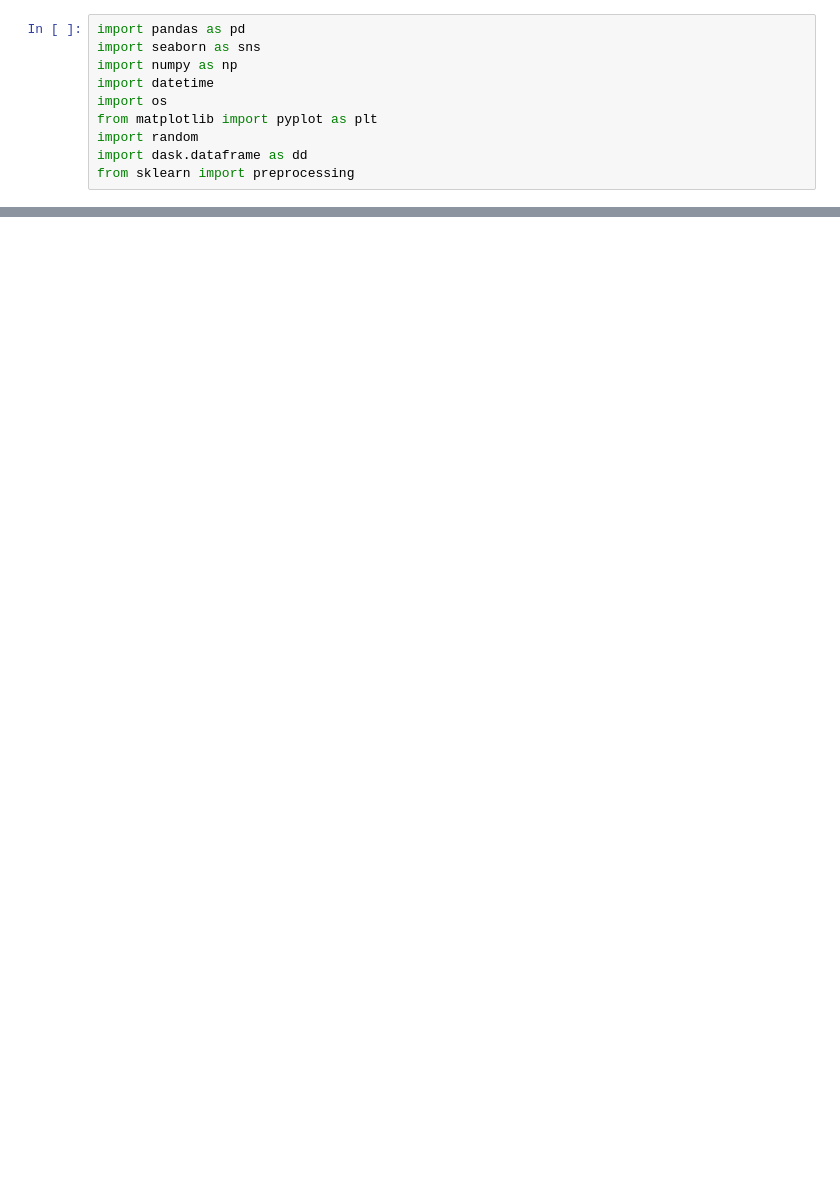
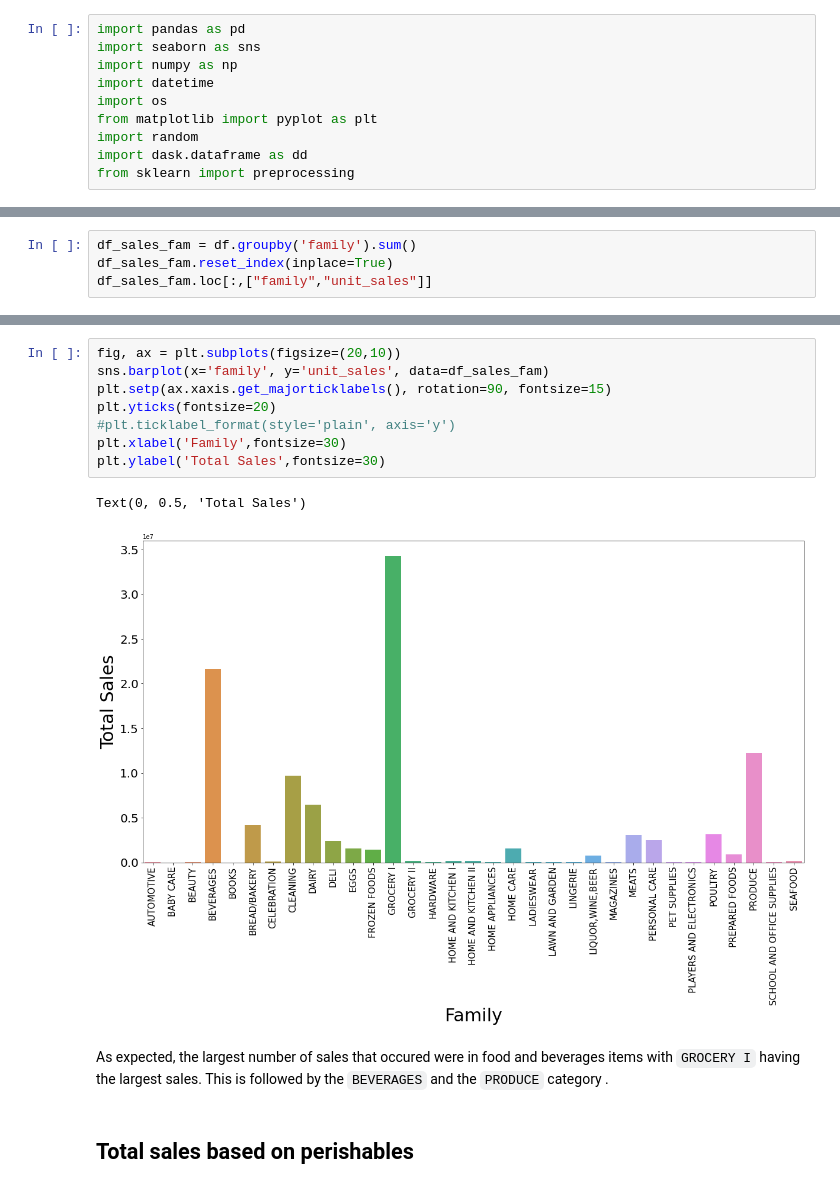
Before and after one commit to COSC490TimeSeriesForecasting/GrocerySalesForecasting, a Jupyter notebook: Data_Cleaning_EDA/EDA_Using_Final_Sample.ipynb, the cells around one changed output, grey strips where cells are left out. Drawn from its saved outputs; the diff is of its cells as text; blank space fills up the shorter version.

```diff
--- a/Data_Cleaning_EDA/EDA_Using_Final_Sample.ipynb
+++ b/Data_Cleaning_EDA/EDA_Using_Final_Sample.ipynb
@@ -14,0 +67,4 @@ ModuleNotFoundError: No module named 'GrocerySalesForecasting'
+# %%
+df_sales_fam = df.groupby('family').sum()
+df_sales_fam.reset_index(inplace=True)
+df_sales_fam.loc[:,["family","unit_sales"]]
@@ -14,0 +89,15 @@ ModuleNotFoundError: No module named 'GrocerySalesForecasting'
+# %%
+fig, ax = plt.subplots(figsize=(20,10))
+sns.barplot(x='family', y='unit_sales', data=df_sales_fam)
+plt.setp(ax.xaxis.get_majorticklabels(), rotation=90, fontsize=15)
+plt.yticks(fontsize=20)
+#plt.ticklabel_format(style='plain', axis='y')
+plt.xlabel('Family',fontsize=30)
+plt.ylabel('Total Sales',fontsize=30)
+# %% [output]
+Text(0, 0.5, 'Total Sales')
+[figure, added]
+# %% [markdown]
+As expected, the largest number of sales that occured were in food and beverages items with `GROCERY I` having the largest sales. This is followed by the `BEVERAGES` and the `PRODUCE` category .
+# %% [markdown]
+## Total sales based on perishables
```
Also changed, not shown: parts of 25 cells of this notebook, 1 other file.
